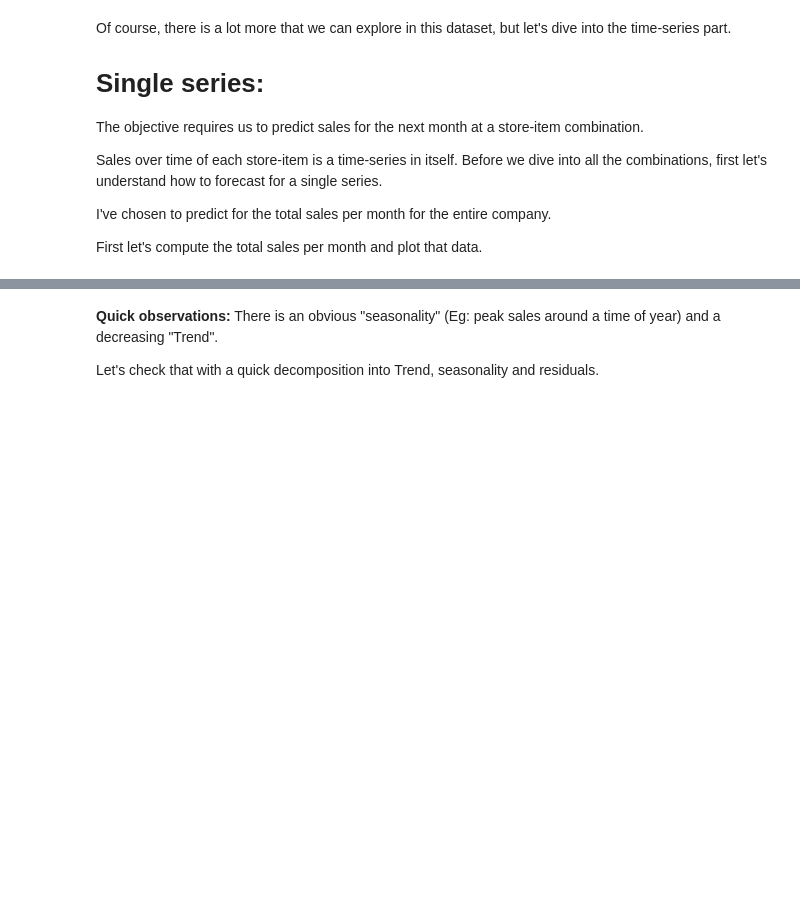
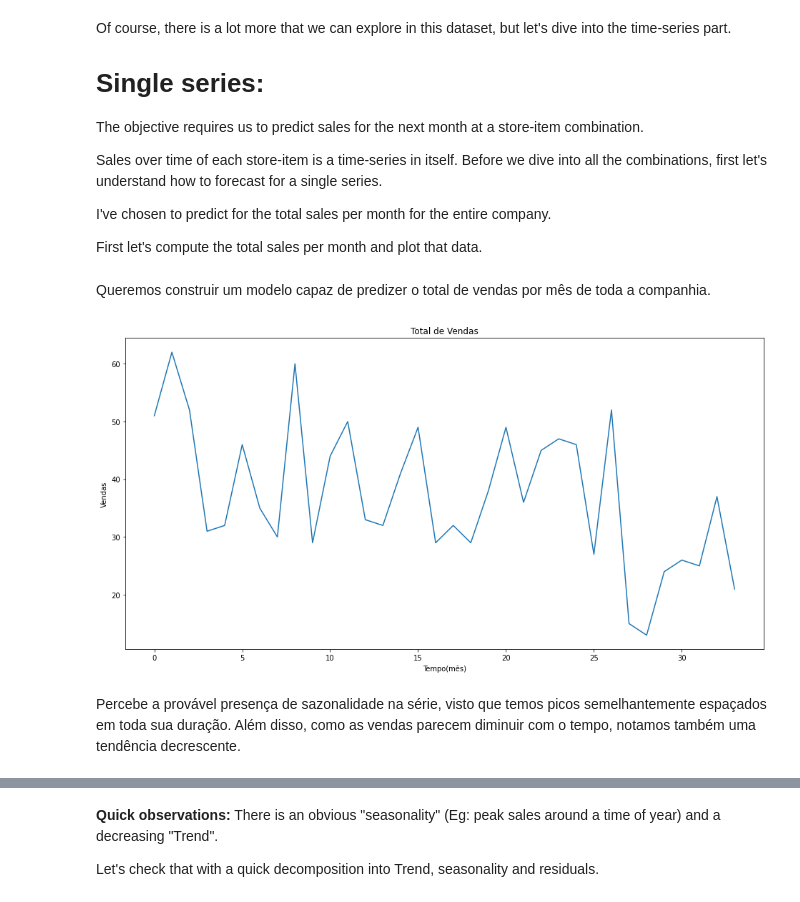
Before and after one commit to derSchmetterling/time_series, a Jupyter notebook: time-series-basics-exploring-traditional-ts.ipynb, the cells around one changed output, grey strips where cells are left out. Drawn from its saved outputs; the diff is of its cells as text; code cells hidden in the pictures; blank space fills up the shorter version.

Commit message:
sample the initial dataframe and starts translation

```diff
--- a/time-series-basics-exploring-traditional-ts.ipynb
+++ b/time-series-basics-exploring-traditional-ts.ipynb
@@ -70,14 +70,15 @@ import warnings
 warnings.filterwarnings("ignore")
 # %%
 # Import all of them
-sales=pd.read_csv("../input/sales_train.csv")
+sales=pd.read_csv("sales_train.csv")
+sales = sales.sample(n = 1000, random_state = 42)
 
 # settings
 import warnings
 warnings.filterwarnings("ignore")
 
-item_cat=pd.read_csv("../input/item_categories.csv")
-item=pd.read_csv("../input/items.csv")
-sub=pd.read_csv("../input/sample_submission.csv")
-shops=pd.read_csv("../input/shops.csv")
-test=pd.read_csv("../input/test.csv")
+item_cat=pd.read_csv("item_categories.csv")
+item=pd.read_csv("items.csv")
+sub=pd.read_csv("sample_submission.csv")
+shops=pd.read_csv("shops.csv")
+test=pd.read_csv("test.csv")
@@ -127,14 +179,20 @@ Sales over time of each store-item is a time-series in itself. Before we dive in
 I've chosen to predict for the total sales per month for the entire company.
 
 First let's compute the total sales per month and plot that data.
+# %% [markdown]
+Queremos construir um modelo capaz de predizer o total de vendas por mês de toda a companhia.
 # %%
 ts=sales.groupby(["date_block_num"])["item_cnt_day"].sum()
 ts.astype('float')
 plt.figure(figsize=(16,8))
-plt.title('Total Sales of the company')
-plt.xlabel('Time')
-plt.ylabel('Sales')
+plt.title('Total de Vendas')
+plt.xlabel('Tempo(mês)')
+plt.ylabel('Vendas')
 plt.plot(ts);
+# %% [output]
+[figure, added]
+# %% [markdown]
+Percebe a provável presença de sazonalidade na série, visto que temos picos semelhantemente espaçados em toda sua duração. Além disso, como as vendas parecem diminuir com o tempo, notamos também uma tendência decrescente.
 # %%
 plt.figure(figsize=(16,6))
 plt.plot(ts.rolling(window=12,center=False).mean(),label='Rolling Mean');
```
Also changed, not shown: parts of 13 cells of this notebook.
